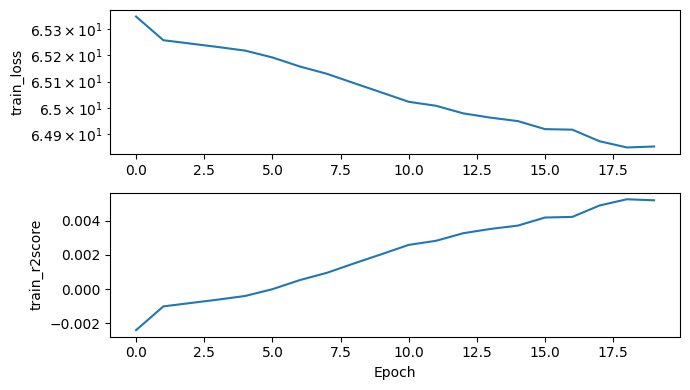
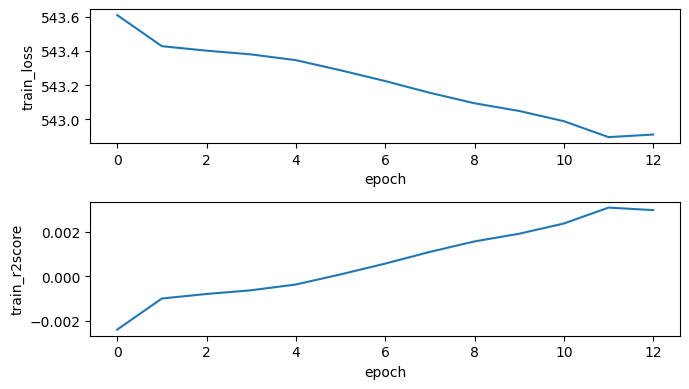
Unified diff of the notebook cell whose output changed from the first chart to the second:
--- before
+++ after
@@ -3,4 +3,5 @@
 import lightning.pytorch as pl
 import torchmetrics
+import pandas as pd
 import matplotlib.pyplot as plt
 import seaborn as sns
@@ -46,12 +47,13 @@
         self.decoder = decoder
         self.r2score = torchmetrics.regression.R2Score()
-        self.metrics = {
-            'train_loss': [], 'train_r2score': []
-        }
 
     def forward(self, x):
         z = self.encoder(x)
-        x_hat = self.decoder(z)
-        return x_hat
+        return self.decoder(z)
+
+    def _compute_loss(self, x, x_hat):
+        loss = torch.nn.functional.binary_cross_entropy(
+            input=x_hat, target=x, reduction='none')
+        return loss.sum(dim=[1, 2]).mean(dim=0)
 
     def configure_optimizers(self):
@@ -63,7 +65,5 @@
         x_hat = self(x)
 
-        loss = torch.nn.functional.mse_loss(input=x_hat, target=x,
-            reduction='none')
-        loss = loss.sum(dim=[1, 2]).mean(dim=0)
+        loss = self._compute_loss(x=x, x_hat=x_hat)
         self.log('train_loss', loss, on_step=False, on_epoch=True,
             sync_dist=True)
@@ -71,21 +71,8 @@
         self.r2score.update(preds=x_hat.view(x_hat.size(0), -1),
             target=x.view(x.size(0), -1))
+        self.log('train_r2score', self.r2score, on_step=False,
+            on_epoch=True, sync_dist=True)
+
         return loss
-
-    def on_train_epoch_end(self):
-        epoch_loss = self.trainer.callback_metrics['train_loss']
-
-        epoch_r2score = self.r2score.compute()
-        self.log('train_r2score', epoch_r2score, sync_dist=True)
-        self.r2score.reset()
-
-        if epoch_loss is not None:
-            self.metrics['train_loss'].append(epoch_loss.item())
-            self.metrics['train_r2score'].append(epoch_r2score.item())
-
-latent_dim = 2
-encoder = Encoder(latent_dim=latent_dim)
-decoder = Decoder(latent_dim=latent_dim)
-model = AutoEncoder(encoder=encoder, decoder=decoder)
 
 class SyntheticDataModule(pl.LightningDataModule):
@@ -99,38 +86,47 @@
 
     def train_dataloader(self):
-        return torch.utils.data.DataLoader(dataset=self.ds_train,
-            batch_size=32, shuffle=True, pin_memory=True,
-            num_workers=cpus)
-
-data_train = torch.rand(size=(1000, 28, 28))
-datamodule = SyntheticDataModule(data_train=data_train)
+        return torch.utils.data.DataLoader(
+            dataset=self.ds_train, batch_size=32, shuffle=True,
+            pin_memory=False, num_workers=cpus
+        )
 
 timer_callback = pl.callbacks.Timer()
+
 checkpoint_callback = pl.callbacks.ModelCheckpoint(
     monitor='train_r2score', mode='max', dirpath='./ckpt/path/'
 )
+
 early_stopping_callback = pl.callbacks.EarlyStopping(
-    monitor='train_r2score', mode='max', patience=1
+    monitor='train_r2score', mode='max', patience=1,
+    check_on_train_epoch_end=True
 )
 
+csv_logger = pl.loggers.CSVLogger(save_dir='./logs/', name='autoencoder')
+
 trainer = pl.Trainer(max_epochs=20, accelerator='auto',
-    callbacks=[timer_callback, checkpoint_callback, early_stopping_callback],
-    enable_progress_bar=False, log_every_n_steps=1
+    logger=csv_logger, enable_progress_bar=False, log_every_n_steps=1,
+    callbacks=[timer_callback, checkpoint_callback, early_stopping_callback]
 )
-trainer.fit(model=model, datamodule=datamodule)
+
+if __name__ == '__main__':
+    latent_dim = 2
+    encoder = Encoder(latent_dim=latent_dim)
+    decoder = Decoder(latent_dim=latent_dim)
+    model = AutoEncoder(encoder=encoder, decoder=decoder)
+
+    data_train = torch.rand(size=(1000, 28, 28))
+    datamodule = SyntheticDataModule(data_train=data_train)
+
+    trainer.fit(model=model, datamodule=datamodule)
 
 train_time = timer_callback.time_elapsed("train")
 print(f"Total training time: %.4fs"%(train_time))
 
+metrics_path = os.path.join(csv_logger.log_dir, 'metrics.csv')
+df_metrics = pd.read_csv(metrics_path)
+
 fig, axes = plt.subplots(nrows=2, ncols=1, figsize=(7, 4))
-epochs = range(len(model.metrics['train_loss']))
 for ax, y in zip(axes, ['train_loss', 'train_r2score']):
-    sns.lineplot(ax=ax, x=epochs, y=model.metrics[y])
-    ax.set_ylabel(ylabel=y)
-    if y=='train_loss':
-        ax.set_yscale('log')
-    elif y=='train_r2score':
-        ax.set_yscale('linear')
-axes[1].set_xlabel(xlabel='Epoch')
+    sns.lineplot(ax=ax, data=df_metrics, x='epoch', y=y)
 fig.tight_layout()
 fig.show()
@@ -138,5 +134,6 @@
 model = AutoEncoder.load_from_checkpoint(
     checkpoint_path=checkpoint_callback.best_model_path,
-    encoder=encoder, decoder=decoder)
+    encoder=encoder, decoder=decoder
+)
 
 x_sample = torch.rand(size=(1, 28, 28))

Commit: test csv logger